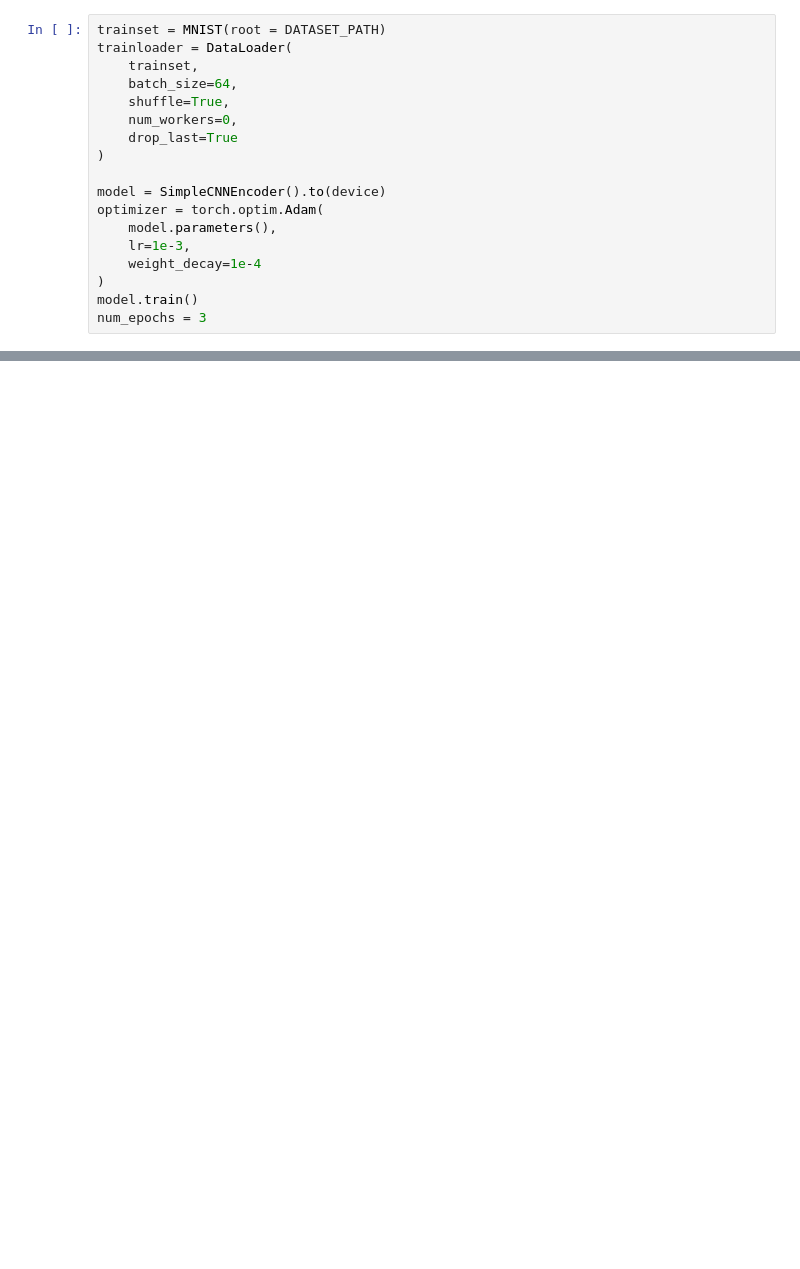
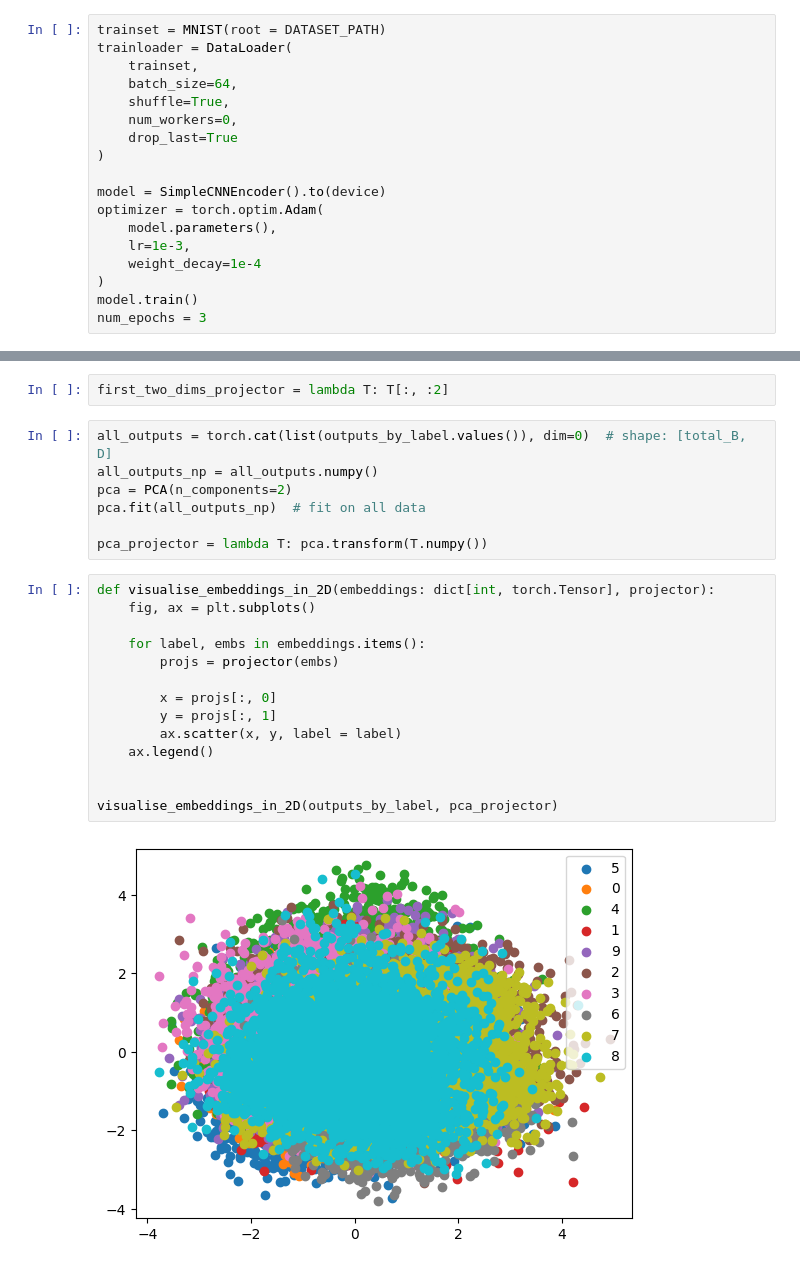
Before and after one commit to owenyi2/mnist-jepa-example, a Jupyter notebook: mnist.ipynb, the cells around one changed output, grey strips where cells are left out. Saved outputs shown, nothing was run; the diff lists cells and outputs as text; blank space fills up the shorter version.

```diff
--- a/mnist.ipynb
+++ b/mnist.ipynb
@@ -443,0 +491,25 @@ A tensor([[-0.1259],
+# %%
+first_two_dims_projector = lambda T: T[:, :2]
+# %%
+all_outputs = torch.cat(list(outputs_by_label.values()), dim=0)  # shape: [total_B, D]
+all_outputs_np = all_outputs.numpy()
+pca = PCA(n_components=2)
+pca.fit(all_outputs_np)  # fit on all data
+
+pca_projector = lambda T: pca.transform(T.numpy())
+# %%
+def visualise_embeddings_in_2D(embeddings: dict[int, torch.Tensor], projector):
+    fig, ax = plt.subplots()
+
+    for label, embs in embeddings.items():
+        projs = projector(embs)
+
+        x = projs[:, 0]
+        y = projs[:, 1]
+        ax.scatter(x, y, label = label)
+    ax.legend()
+
+
+visualise_embeddings_in_2D(outputs_by_label, pca_projector)
+# %% [output]
+[figure, added]
```
Also changed, not shown: parts of 26 cells of this notebook.
